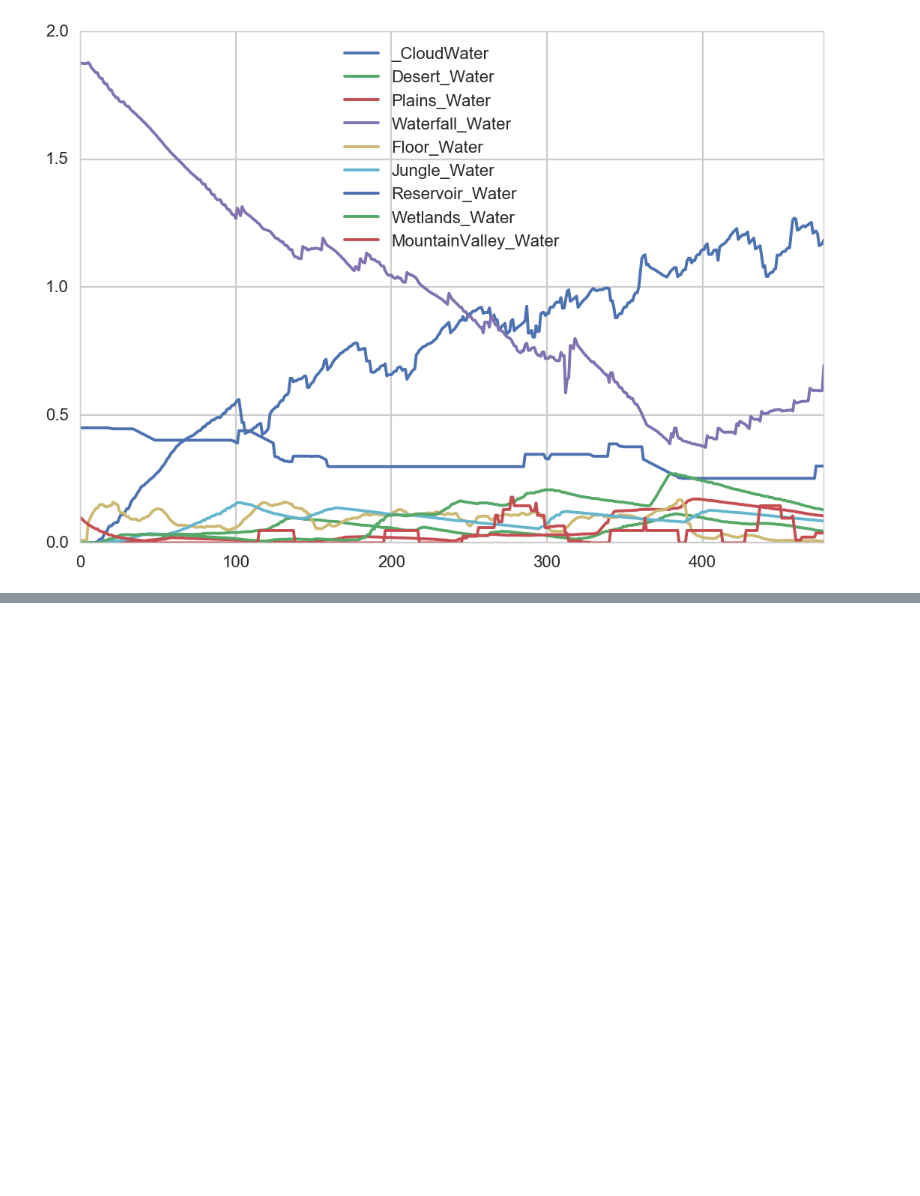
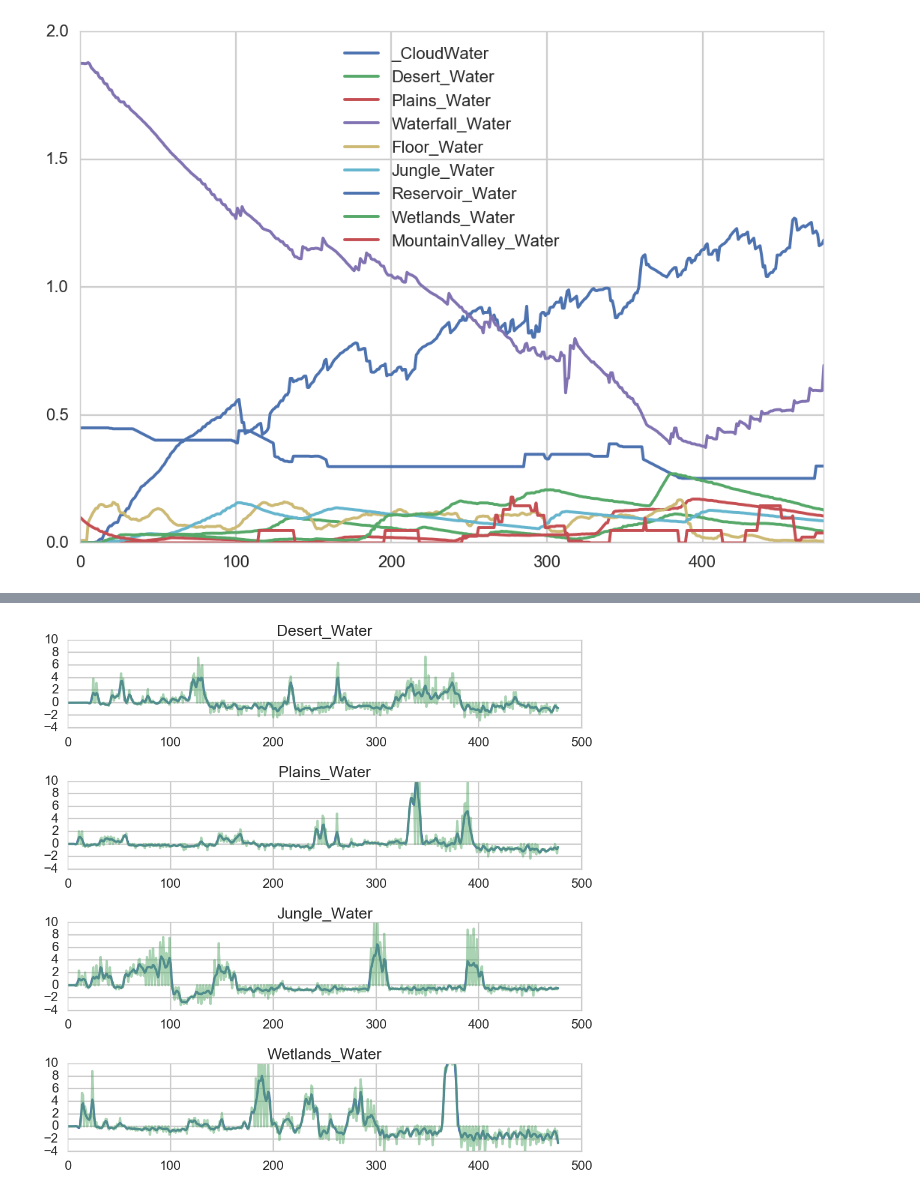
Before and after one commit to NickHoernle/mit-bayesian-inference, a Jupyter notebook: project/notebooks/HDP_for_ESSIL.ipynb, the cells around one changed output, grey strips where cells are left out. Saved outputs shown, nothing was run; the diff lists cells and outputs as text; code cells hidden in the pictures; blank space fills up the shorter version.

```diff
--- a/project/notebooks/HDP_for_ESSIL.ipynb
+++ b/project/notebooks/HDP_for_ESSIL.ipynb
@@ -297,3 +132,28 @@ array([[ 1.71341199e-01,  6.22676680e-03, -7.32518273e-03,
+# %%
+import scipy.signal as signal
+
+# First, design the Buterworth filter
+N  = 2  # Filter order
+Wn = 0.4# Cutoff frequency
+B, A = signal.butter(N, Wn, output='ba')
+
+# Second, apply the filter
+tempf = [signal.filtfilt(B,A, water[b].values[1:])*1000 for b in BIOMES]
+tempf = np.array(tempf).T
+Y = tempf
+
+fig, axes = plt.subplots(4,1,figsize=(10,10))
+
+for i,b in enumerate(BIOMES):
+    axes[i].plot(tempf[:,i])
+    axes[i].plot(water[b].values[1:]*1000, alpha=.5)
+    axes[i].set_title(b)
+    axes[i].set_ylim([-4,10])
+
+fig.tight_layout()
+plt.show()
+# %% [output]
+[figure, added]
 # %%
 imp.reload(hdp)
 imp.reload(hdp_eval)
```
Also changed, not shown: parts of 34 cells of this notebook, 14 other files.
